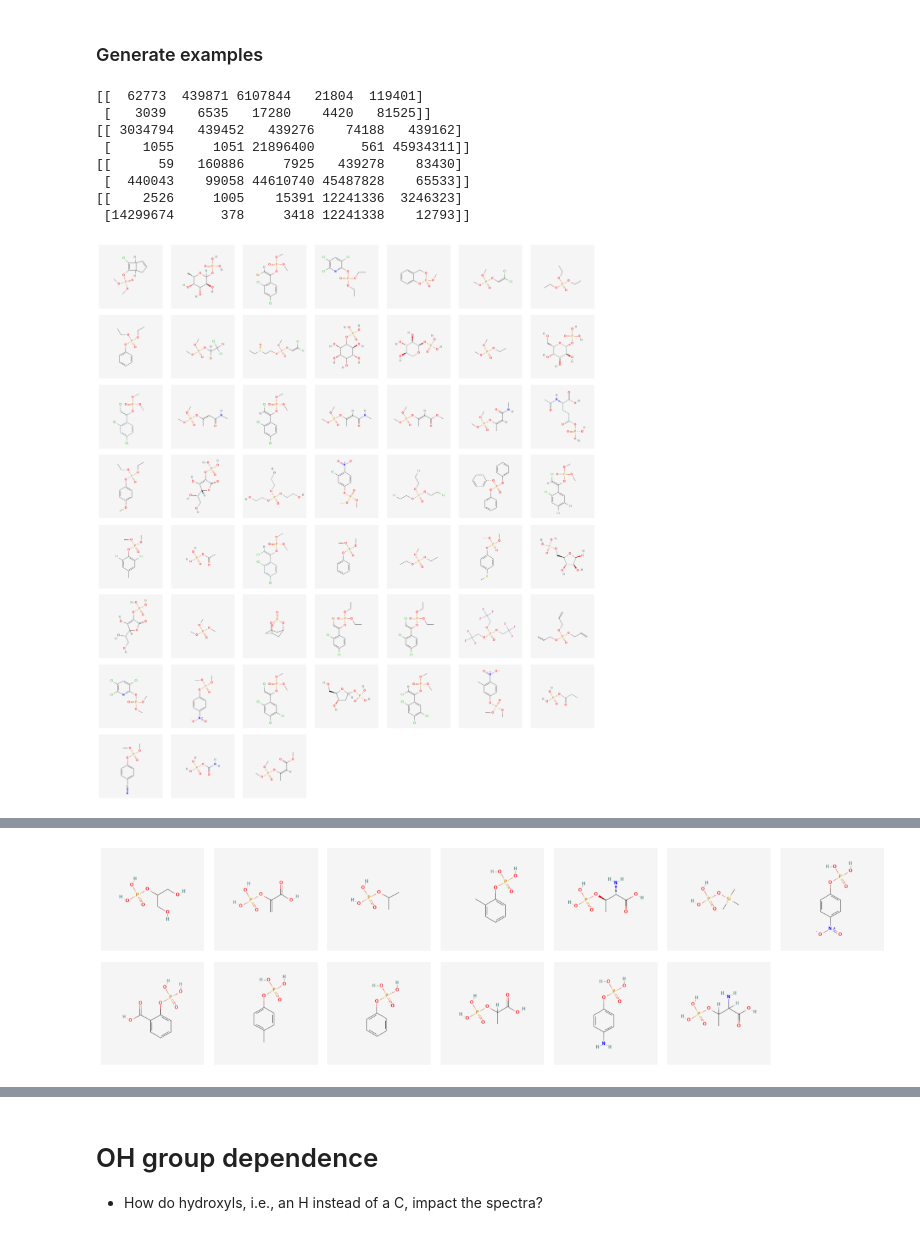
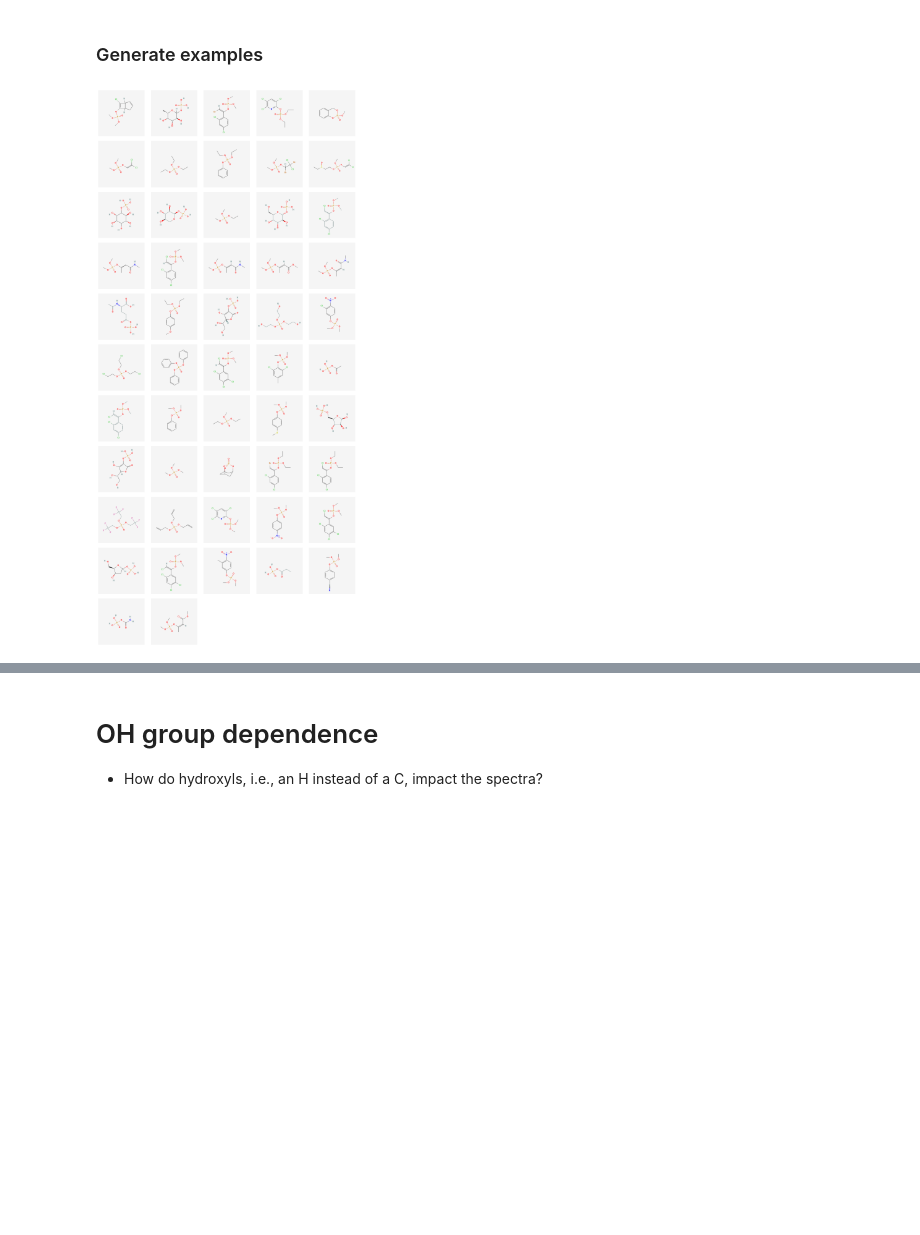
Before and after one commit to Seidler-Lab/Phosphorus-ML-Project, a Jupyter notebook: Data_Analysis_Sam.ipynb, the cells around one changed output, grey strips where cells are left out. Saved outputs shown, nothing was run; the diff lists cells and outputs as text; code cells hidden in the pictures; blank space fills up the shorter version.

Commit message:
added exp data

```diff
--- a/Data_Analysis_Sam.ipynb
+++ b/Data_Analysis_Sam.ipynb
@@ -441,13 +314,13 @@ headers = ['tricoordinate', 'tetracoordinate']
 labels = [tri, tetra]
 colorcode, codemap = CLASSCODES, classcodemap
 
-cids = [11085347, 54042304, 439278, 12685, 439183, 12496115, 136280, 8783]
+cids = [11085347, 54042304, 12685, 439278, 439183, 12496115, 136280, 8783]
 cid_map = {cid: codemap[cid] for cid in cids}
 
 spacing = 0.3
 top = spacing*len(cid_map)
 binmap = {k: top - i*spacing for i, k in enumerate(list(cid_map.keys()))}
-cid_labels = {11085347: 'a', 54042304: 'b', 439278: 'c', 12685: 'd', 439183: 'e',
+cid_labels = {11085347: 'a', 54042304: 'b', 12685: 'c', 439278: 'd', 439183: 'e',
               12496115: 'f', 136280: 'g', 8783: 'h'}
 ncols = 4
 nrows = 22
@@ -456,7 +329,7 @@ spec = fig.add_gridspec(nrows=nrows, ncols=ncols, width_ratios=[0.4, 1, 0.5, 0.5
 plt.subplots_adjust(wspace=0., hspace=0.)
 
 
-for i, idx in enumerate([0, 2*len(tri_structs) + 2]):
+for i, idx in enumerate([0, 2*len(tri_structs) + 1]):
     ax = fig.add_subplot(spec[idx, 0])
     ax.annotate(headers[i], (0.5, 0.05), ha='center', va='bottom',
                 size=20, xytext=(0, 0), xycoords='axes fraction',
@@ -469,7 +342,7 @@ for i, coord in enumerate(headers):
     structure_list = structs[i]
     for j, structure in enumerate(structure_list):
         # show structure
-        ax = fig.add_subplot(spec[2*k - 1: 2*k + 1, 0])
+        ax = fig.add_subplot(spec[2*k - 1 + i: 2*k + 1 + i, 0])
         if coord == 'tricoordinate':
             structure = resize_img(structure, ratio=(1,1.8))
         else:
@@ -486,7 +359,7 @@ for i, coord in enumerate(headers):
         c = colorcode[labels[i][j]] - 1
         ax.set_facecolor(plt.cm.tab20(c))
         k += 1
-    k += 1
+
 
 # reduced space
 for j, mode in enumerate(['XES', 'XANES']):
@@ -494,10 +367,12 @@ for j, mode in enumerate(['XES', 'XANES']):
         redmap = XES_tsnemap
         temp_mode = "VtC-" + mode
         ax = fig.add_subplot(spec[:nrows//2, 1])
+        leg_height = 0.6
     else:
         redmap = XANES_tsnemap
         temp_mode = mode
         ax = fig.add_subplot(spec[nrows//2:, 1])
+        leg_height = 0.7
 
     class_tsneplt = plot_dim_red((fig, ax), X_coord, redmap, colorcodemap=codemap,
                                   mode=mode, method='UMAP', hiddencids=hiddenCIDS, fontsize=22,
@@ -526,10 +401,11 @@ for j, mode in enumerate(['XES', 'XANES']):
 
     patches = []
     for k, label in enumerate(labels[j]):
-        label = label.replace('_','\n') + "*"
+        label = label.replace('_','\n')
         patches.append(mpatches.Patch(color=plt.cm.tab20(colorcode[labels[j][k]] - 1),
                                       label=label))
-    legend = ax.legend(handles=patches, loc='center right', bbox_to_anchor=(-0.37, 0.5),
+
+    legend = ax.legend(handles=patches, loc='center right', bbox_to_anchor=(-0.37, leg_height),
                        fontsize=18, framealpha=0, frameon=False, handlelength=0.6,
                        handletextpad=0.3, labelspacing=1.)
 
@@ -651,12 +602,13 @@ spec = fig.add_gridspec(nrows=3, ncols=6, width_ratios=[1, 0.8, 1.2, 1, 1, 1],
                         height_ratios=[1, 0.1, 0.3])
 plt.subplots_adjust(wspace=0, hspace=0)
 
+#kwargs = {'Class': labels, 'min_dist': 1.}
 kwargs = {'Class': labels}
 
-#X_subset, XES_tsnemap, XES_TSNE, hiddenCIDS = get_subset_maps(X_data_classed, codemap, mode='XES',
-#                                                              method='umap', **kwargs)
-#X_subset, XANES_tsnemap, XANES_TSNE, hiddenCIDS = get_subset_maps(X_data_classed, codemap, mode='XANES',
-#                                                                  method='umap', **kwargs)
+X_subset, XES_tsnemap, XES_TSNE, hiddenCIDS = get_subset_maps(X_data_classed, codemap, mode='XES',
+                                                              method='umap', **kwargs)
+X_subset, XANES_tsnemap, XANES_TSNE, hiddenCIDS = get_subset_maps(X_data_classed, codemap, mode='XANES',
+                                                                  method='umap', **kwargs)
 
 structures = [plt.imread(f'../Figures/chemdraw/{clsname}.png') for clsname in labels]
 
@@ -664,8 +616,6 @@ for i, structure in enumerate(structures):
     # make legend
     legax = fig.add_subplot(spec[1, 2*i:2*i + 2])
     label = labels[i].replace('_',' ')
-    if label == "phosphate":
-        label = label + "*"
     patches = [mpatches.Patch(color=plt.cm.tab20(SULFURCODES[labels[i]] - 1),
                               label=label)]
     legend = legax.legend(handles=patches, loc='center left', bbox_to_anchor=(-0.05, 0.3),
@@ -694,8 +644,9 @@ for mode in ['XES', 'XANES']:
                             colorcodemap=codemap, coloralpha=1., hiddenalpha=0.03,
                             mode=mode, method='UMAP', fontsize=25, edgecolors='w',
                             **Merge(kwargs, options))
+
     set_spine_width(ax, width=1.)
     add_point_pubchem_link(tsne_plt, X_subset)
 
-plt.savefig(f'../Figures/sulfur.png', dpi=1000, transparent=False, bbox_inches='tight')
+#plt.savefig(f'../Figures/sulfur.png', dpi=1000, transparent=False, bbox_inches='tight')
 # %% [output]
@@ -827,13 +778,6 @@ text = ax.text(7.3, 1.2, f'Phosphates:\ncolor-coded by {ndim}-dim\nUMAP represen
 plt.savefig(f'../Figures/SI_phosphate_subclusters_on_{ndim}_dim.png', dpi=1000, transparent=False, bbox_inches='tight')
 # %% [output]
 [figure]
-# %%
-### cids = []
-for cid, cluster in dbscan_clustermap.items():
-    if cluster + 1 == 3:
-        if compoundmap[cid]['Charge'] != -1:
-            cids += [cid]
-print(cids)
 # %% [markdown]
 ## Correlation analysis
 # %%
@@ -908,7 +852,7 @@ if make_SI_figures:
         if N < 7:
             ncols = 2
         else:
-            ncols = 7
+            ncols = 5
         nrows = N//ncols + 1
         fig, axes = plt.subplots(nrows=nrows, ncols=ncols, figsize=(ncols*3, nrows*3))
         plt.subplots_adjust(wspace=0.1, hspace=0.1)
@@ -920,40 +864,33 @@ if make_SI_figures:
                 urllib.request.urlretrieve(f"https://pubchem.ncbi.nlm.nih.gov/image/imgsrv.fcgi?cid={cid}&t=l",
                                        f"../Figures/pubchem_structures/{cid}.png")
                 img = Image.open(f"../Figures/pubchem_structures/{cid}.png")
                 axes[row, colm].imshow(img)
         plt.savefig(f'../Figures/SI_phosphate_cluster_{keys[select]}_structures.png',
                     dpi=800, bbox_inches='tight')
 
-
+        """
         ### make spectra figure
         if len(cids) < 10:
             N = len(cids)//2
         else:
             N = 5
         cids = np.array(cids[:N*2]).reshape((2,N))
         print(cids)
 
         fig, axes = plt.subplots(nrows=N, ncols=2, figsize=(15,N*5))
         plt.subplots_adjust(wspace=0, hspace=0)
 
         for colm, cid_list in enumerate(cids):
             for i, cid in enumerate(cid_list):
                 if i == N-1:
                     verbose = True
                 else:
                     verbose = False
                 plot_spectrum_and_trans((fig, axes[i, colm]), compoundmap, cid, verbose=verbose,
                                         mode='XANES', energyrange=(2148,2169), color=2*(select - 1),
                                         link_pubchem=True, chemdraw=False, resize=True)
                 set_spine_width(axes[i, colm], width=2)
         plt.savefig(f'../Figures/SI_phosphate_cluster_{keys[select]}_spectra.png', dpi=800, bbox_inches='tight')
+        """
 # %% [output]
-[[  62773  439871 6107844   21804  119401]
- [   3039    6535   17280    4420   81525]]
-[[ 3034794   439452   439276    74188   439162]
- [    1055     1051 21896400      561 45934311]]
-[[      59   160886     7925   439278    83430]
- [  440043    99058 44610740 45487828    65533]]
-[[    2526     1005    15391 12241336  3246323]
- [14299674      378     3418 12241338    12793]]
-[figure, old version]
+[figure, new version]
@@ -965 +899,0 @@ if make_SI_figures:
-[figure, removed]
```
Also changed, not shown: parts of 23 cells of this notebook, 16 other files.
